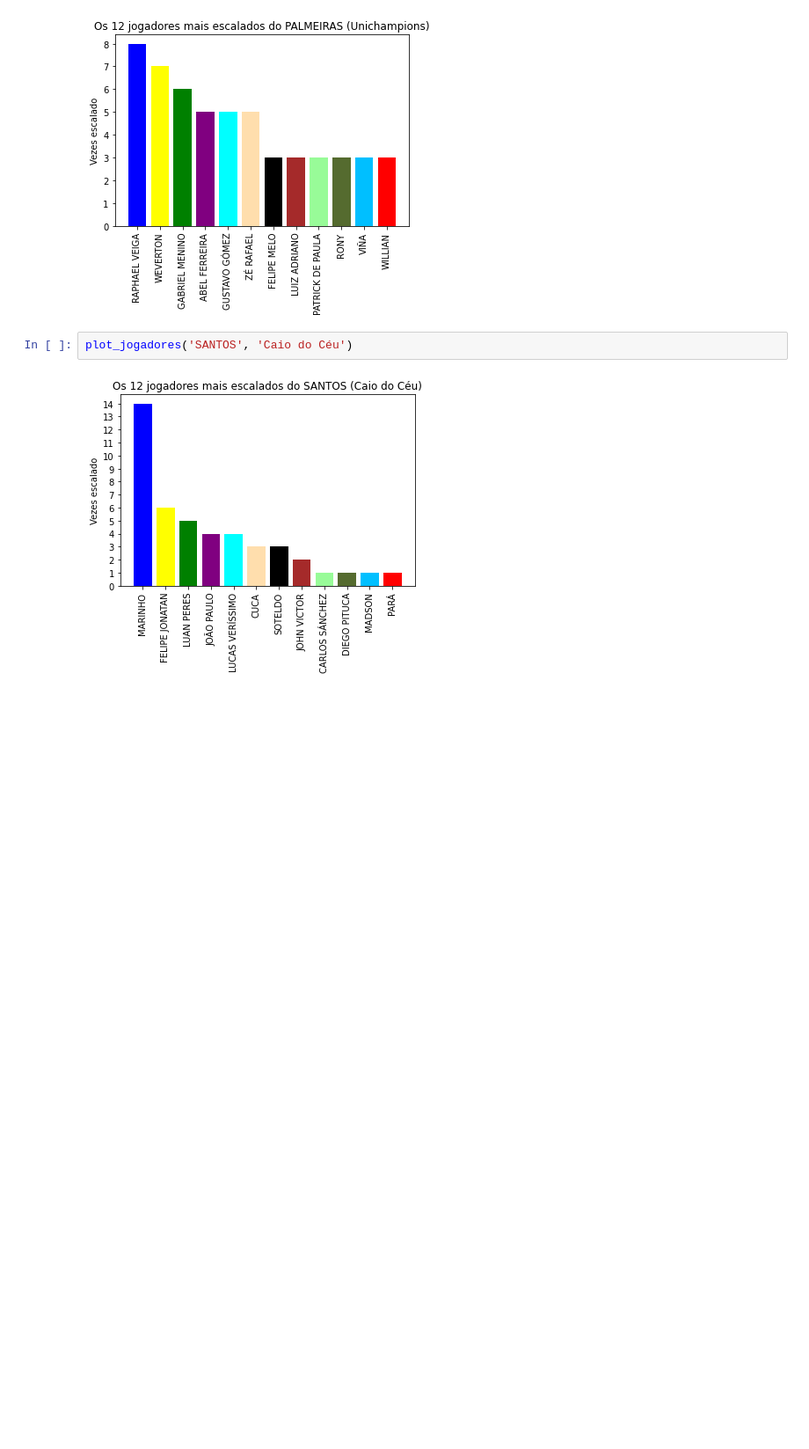
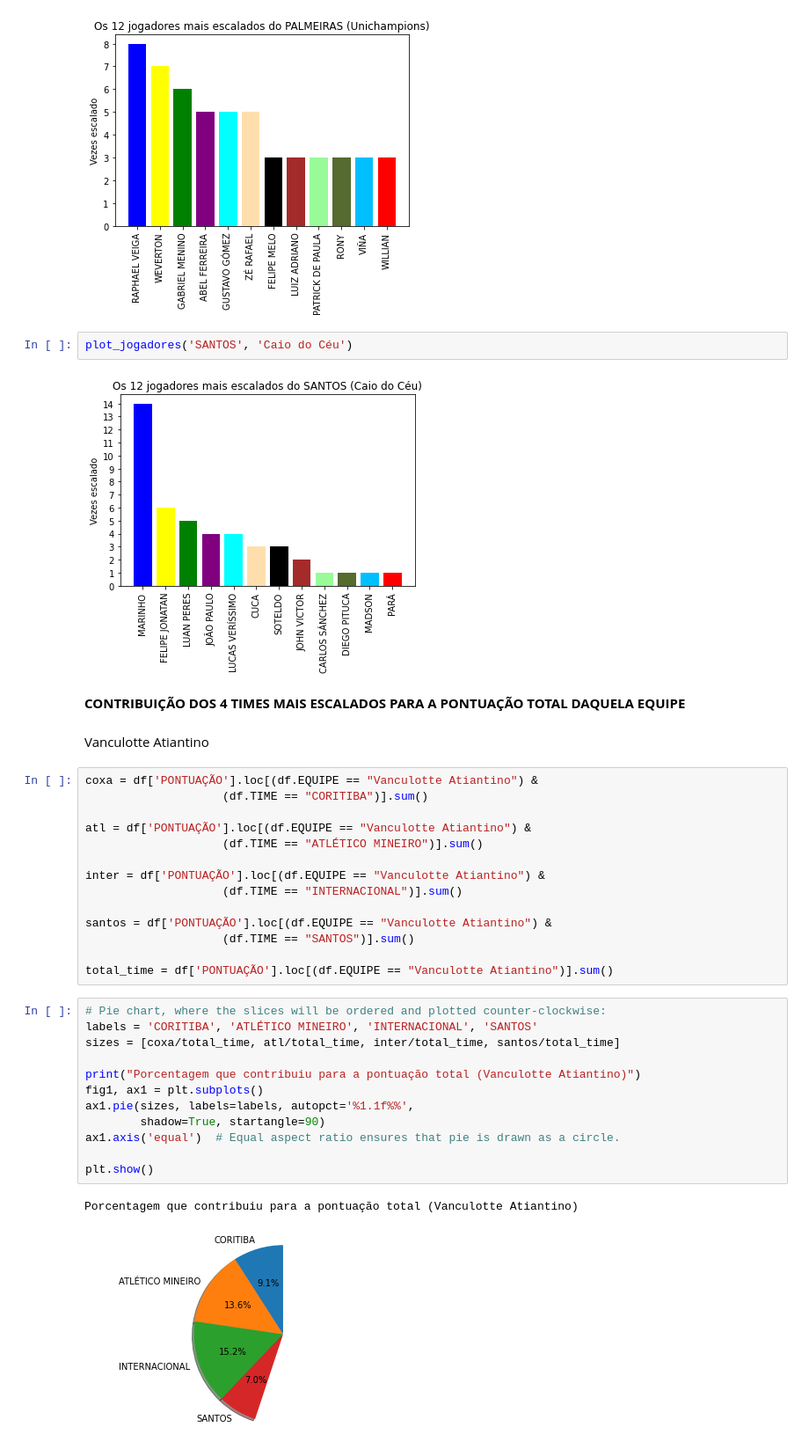
Before and after one commit to Eric-Mendes/estatisticas-quem-cair-calil, a Jupyter notebook: notebooks/estudo_das_escalacoes_times_serios.ipynb, the cells around one changed output. Shown at 88% size. Cells and saved outputs as stored; diff of their text form; blank space fills up the shorter version.

```diff
--- a/notebooks/estudo_das_escalacoes_times_serios.ipynb
+++ b/notebooks/estudo_das_escalacoes_times_serios.ipynb
@@ -300,3 +300,36 @@ plot_jogadores('PALMEIRAS', 'Unichampions')
 plot_jogadores('SANTOS', 'Caio do Céu')
 # %% [output]
 [figure]
+# %% [markdown]
+**CONTRIBUIÇÃO DOS 4 TIMES MAIS ESCALADOS PARA A PONTUAÇÃO TOTAL DAQUELA EQUIPE**
+# %% [markdown]
+Vanculotte Atiantino
+# %%
+coxa = df['PONTUAÇÃO'].loc[(df.EQUIPE == "Vanculotte Atiantino") &
+                    (df.TIME == "CORITIBA")].sum()
+
+atl = df['PONTUAÇÃO'].loc[(df.EQUIPE == "Vanculotte Atiantino") &
+                    (df.TIME == "ATLÉTICO MINEIRO")].sum()
+
+inter = df['PONTUAÇÃO'].loc[(df.EQUIPE == "Vanculotte Atiantino") &
+                    (df.TIME == "INTERNACIONAL")].sum()
+
+santos = df['PONTUAÇÃO'].loc[(df.EQUIPE == "Vanculotte Atiantino") &
+                    (df.TIME == "SANTOS")].sum()
+
+total_time = df['PONTUAÇÃO'].loc[(df.EQUIPE == "Vanculotte Atiantino")].sum()
+# %%
+# Pie chart, where the slices will be ordered and plotted counter-clockwise:
+labels = 'CORITIBA', 'ATLÉTICO MINEIRO', 'INTERNACIONAL', 'SANTOS'
+sizes = [coxa/total_time, atl/total_time, inter/total_time, santos/total_time]
+
+print("Porcentagem que contribuiu para a pontuação total (Vanculotte Atiantino)")
+fig1, ax1 = plt.subplots()
+ax1.pie(sizes, labels=labels, autopct='%1.1f%%',
+        shadow=True, startangle=90)
+ax1.axis('equal')  # Equal aspect ratio ensures that pie is drawn as a circle.
+
+plt.show()
+# %% [output]
+Porcentagem que contribuiu para a pontuação total (Vanculotte Atiantino)
+[figure, added]
```
Also changed, not shown: parts of 9 cells of this notebook.
